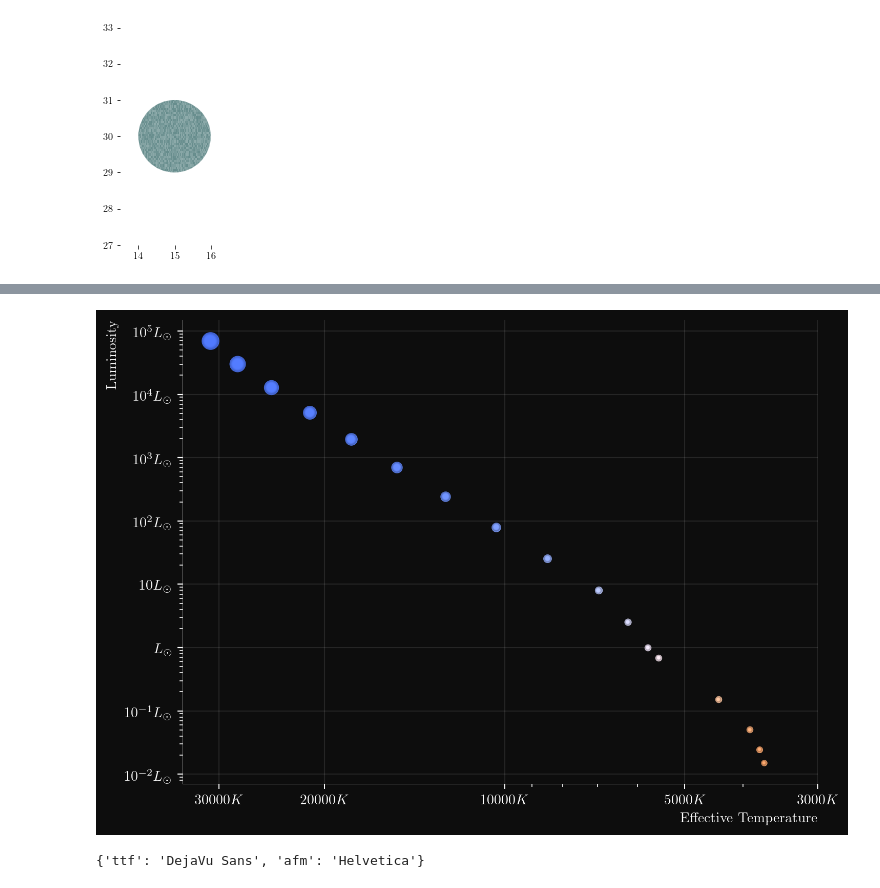
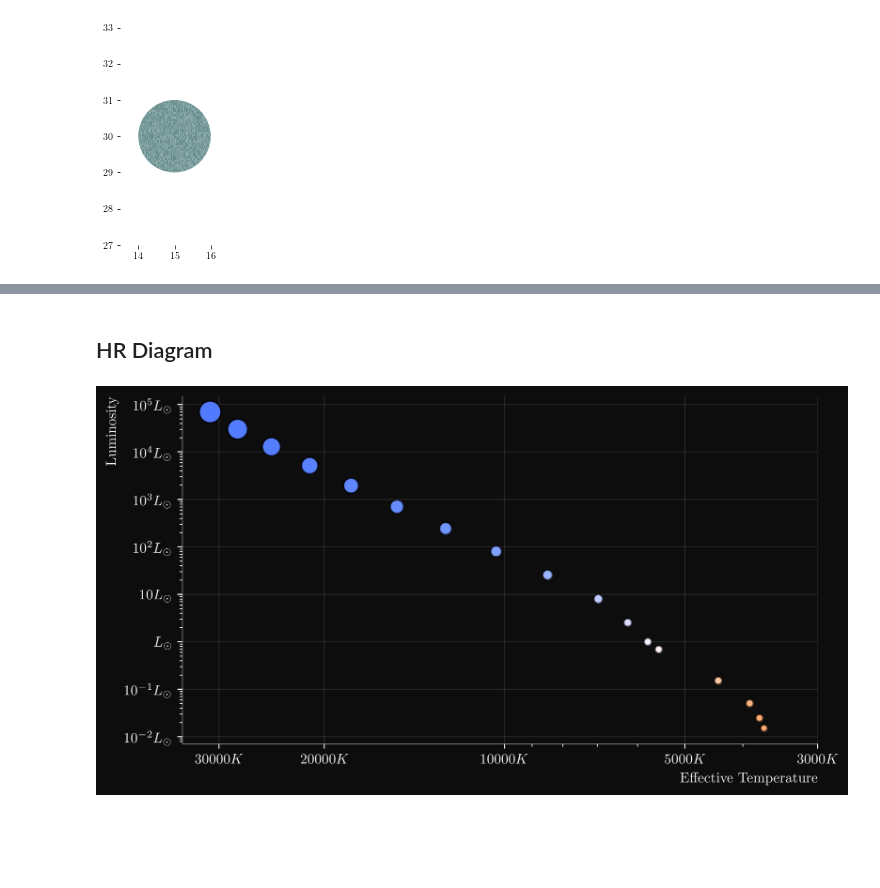
Before and after one commit to Professor-G/MESA, a Jupyter notebook: assignment_16.1.ipynb, the cells around one changed output, grey strips where cells are left out. Saved outputs shown, nothing was run; the diff lists cells and outputs as text; code cells hidden in the pictures; blank space fills up the shorter version.

```diff
--- a/assignment_16.1.ipynb
+++ b/assignment_16.1.ipynb
@@ -176,24 +178,3 @@ plot_point(ax,
 plt.show()
 # %% [output]
 [figure]
-# %%
-np.random.seed(19680801)
-
-
-r = np.random.rand(50)
-t = np.random.rand(50) * np.pi * 2.0
-x = r * np.cos(t)
-y = r * np.sin(t)
-
-fig, ax = plt.subplots(figsize=(6, 6))
-circle = Circle((0, 0), 1, facecolor='none',
-                edgecolor=(0, 0.8, 0.8), linewidth=3, alpha=0.5)
-ax.add_patch(circle)
-
-im = plt.imshow(np.random.random((100, 100)),
-                origin='lower', cmap="winter",
-                interpolation='spline36',
-                extent=([-1, 1, -1, 1]))
-im.set_clip_path(circle)
-
-# plt.plot(x, y, 'o', color=(0.9, 0.9, 1.0), alpha=0.8)
@@ -202,42 +181,45 @@ im.set_clip_path(circle)
+# %% [markdown]
+## HR Diagram
 # %%
-fig, ax = plt.subplots(1, 1, figsize=(8, 6), dpi=200)
+fig, ax = plt.subplots(1, 1, figsize=(8, 4.5), dpi=400)
 for model in models:
     x_val = model["Teff"]
     y_val = model["L"].max() / models[solar_ind]["L"].max()
     ax.scatter(model["Teff"], model["L"].max() / models[solar_ind]["L"].max(),
                color=color_temp(model["Teff"]),
                s=np.exp(model["lnR"][-1]) / np.exp(models[solar_ind]["lnR"][-1])
-               * 15,
+               * 22,
                zorder=10)
     for i in range(10):
         ax.scatter(model["Teff"], model["L"].max() / models[solar_ind]["L"].max(),
                    color='k', alpha=0.15 * (11 - i)/11, facecolor="none", edgecolors='k',
                    s=np.exp(model["lnR"][-1]) / np.exp(models[solar_ind]["lnR"][-1])
-                   * (17 - i), zorder=15)
+                   * (28 - np.log(i + 1)), zorder=15)
 ax.set_xscale("log")
 ax.set_yscale("log")
 ax.grid(True, alpha=0.1)
 ax.invert_xaxis()
 ax.set_frame_on(True)
 ax.set_xlabel(r"Effective Temperature")
 ax.xaxis.label.set_color("white")
 ax.yaxis.label.set_color("white")
 # ax.xaxis.tick_bottom.set_color("white")
 # ax.yaxis.label.set_color("white")
 ax.set_ylabel(r"Luminosity")
 fig.set_facecolor([0.05, 0.05, 0.05])
 ax.set_facecolor([0.05, 0.05, 0.05])
 ax.tick_params(axis="both", which="both", colors="white")
 ax.spines["bottom"].set_color("white")
 ax.spines["bottom"].set_linewidth(0.25)
 ax.spines["bottom"].set_visible(True)
 ax.spines["left"].set_color("white")
 ax.spines["left"].set_linewidth(0.25)
 ax.spines["left"].set_visible(True)
 ax.xaxis.set_major_formatter("${x:.0f}K$")
 ax.xaxis.set_ticks([3000, 5000, 10000, 20000, 30000])
 ax.xaxis.set_visible(True)
 ax.yaxis.set_major_formatter(set_lumen_ticks)
-fig.savefig("hr_diagram.png", dpi=200)
+fig.savefig("hr_diagram.png", dpi=400)
+fig.savefig("hr_diagram.pdf")
 # %% [output]
-[figure, old version]
+[figure, new version]
@@ -246,4 +225,0 @@ fmanager = mpl.font_manager.FontManager()
-# %%
-fmanager.defaultFamily
-# %% [output]
-{'ttf': 'DejaVu Sans', 'afm': 'Helvetica'}
```
Also changed, not shown: parts of 6 cells of this notebook.
